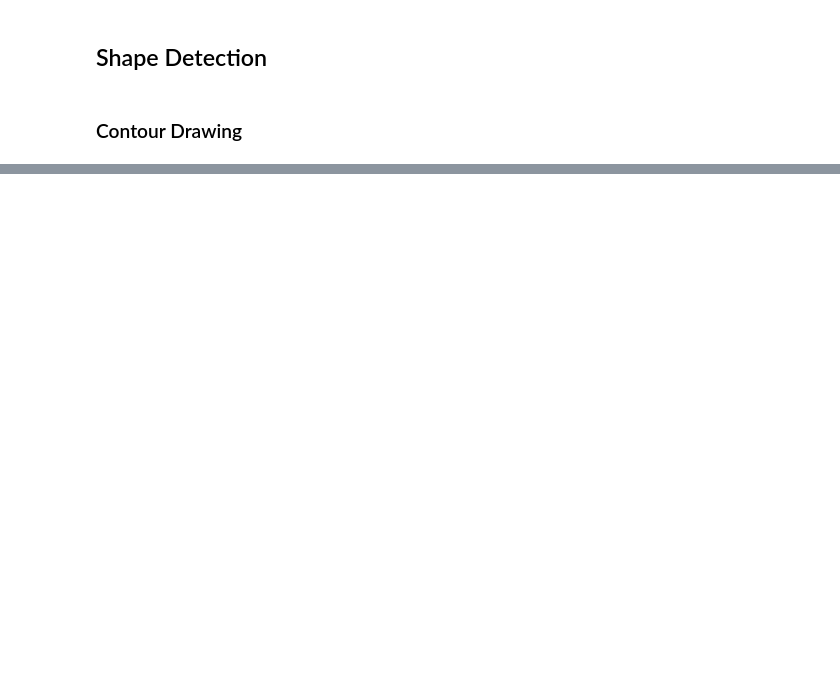
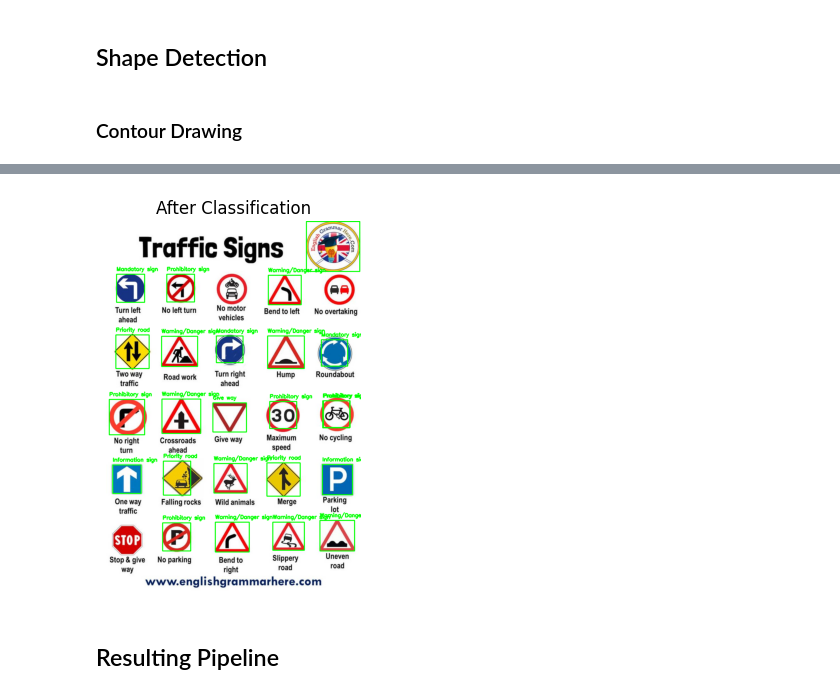
Before and after one commit to pizzahunter2000/TrafficSignRecognition, a Jupyter notebook: Traffic Sign Recognition.ipynb, the cells around one changed output, grey strips where cells are left out. Cells and saved outputs as stored; diff of their text form; code cells hidden in the pictures; blank space fills up the shorter version.

```diff
--- a/Traffic Sign Recognition.ipynb
+++ b/Traffic Sign Recognition.ipynb
@@ -241,0 +557,32 @@ cv2.waitKey(0)
+# %%
+def filter_contained_boxes(classifications):
+    def is_contained(inner_box, outer_box):
+        ix, iy, iw, ih = inner_box
+        ox, oy, ow, oh = outer_box
+        return ox <= ix and oy <= iy and ox + ow >= ix + iw and oy + oh >= iy + ih
+
+    filtered_classes = []
+    n = len(classifications)
+
+    for i in range(n):
+        contained = False
+        _, inner_box = classifications[i]
+        for j in range(n):
+            if i != j:
+                _, outer_box = classifications[j]
+                if is_contained(inner_box, outer_box):
+                    contained = True
+                    break
+        if not contained:
+            filtered_classes.append(classifications[i])
+
+    return filtered_classes
+# %%
+class_red = classify_traffic_signs(shapes_red, "red")
+class_yellow = classify_traffic_signs(shapes_yellow, "yellow")
+class_blue = classify_traffic_signs(shapes_blue, "blue")
+class_black = classify_traffic_signs(shapes_black, "black")
+
+merged_classes = class_red + class_yellow + class_blue + class_black
+merged_classes = filter_box_by_relative_area(merged_classes)
+merged_classes = filter_contained_boxes(merged_classes)
@@ -241,0 +607,15 @@ cv2.waitKey(0)
+# %%
+def draw_classifications(image, classifications):
+    for classification, bounding_box in classifications:
+        x, y, w, h = bounding_box
+        cv2.rectangle(image, (x, y), (x + w, y + h), (0, 255, 0), 2)
+        cv2.putText(image, classification, (x, y - 10), cv2.FONT_HERSHEY_SIMPLEX, 0.5, (0, 255, 0), 2)
+# %%
+result_image = noisy_image.copy()
+draw_classifications(result_image, merged_classes)
+
+display_image(result_image, "After Classification")
+# %% [output]
+[figure, added]
+# %% [markdown]
+## Resulting Pipeline
```
Also changed, not shown: parts of 22 cells of this notebook, 15 other files.
